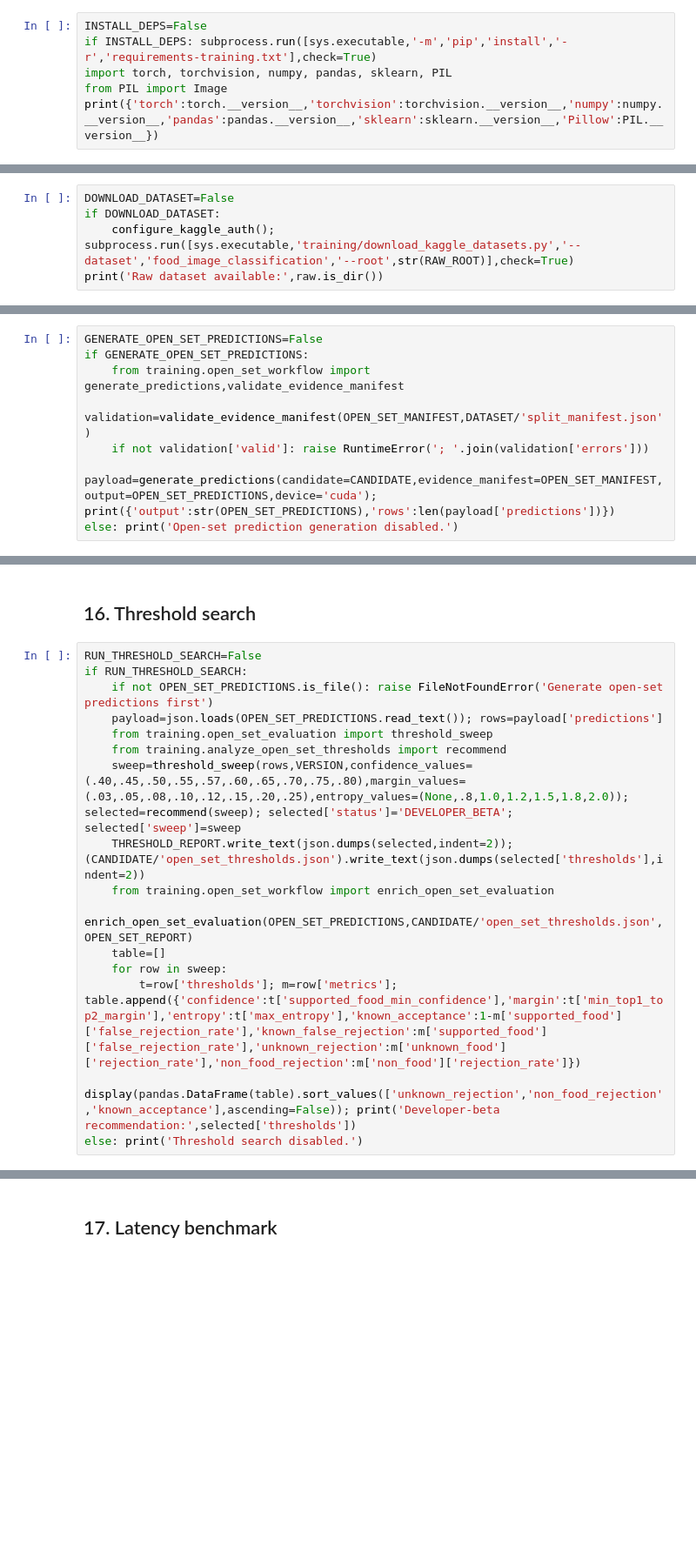
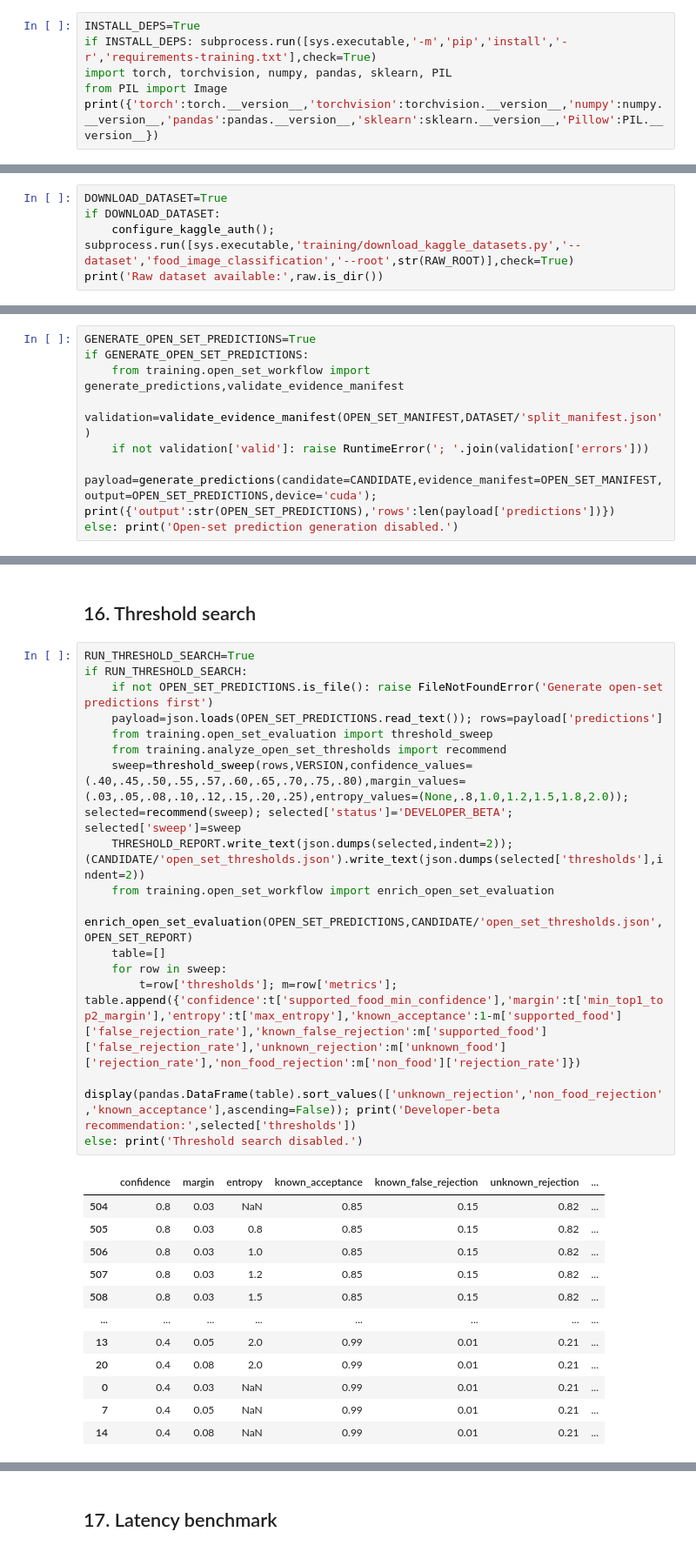
Before and after one commit to Its-soul/ZenFit, a Jupyter notebook: backend/training/notebooks/zenfit_meal_classifier_colab.ipynb, the cells around one changed output, grey strips where cells are left out. Shown at 87% size. Drawn from its saved outputs; the diff is of its cells as text; blank space fills up the shorter version.

```diff
--- a/backend/training/notebooks/zenfit_meal_classifier_colab.ipynb
+++ b/backend/training/notebooks/zenfit_meal_classifier_colab.ipynb
@@ -29,7 +118,7 @@ Repository: /content/ZenFit
 # %% [markdown]
 ## 3. Dependency setup
 # %%
-INSTALL_DEPS=False
+INSTALL_DEPS=True
 if INSTALL_DEPS: subprocess.run([sys.executable,'-m','pip','install','-r','requirements-training.txt'],check=True)
 import torch, torchvision, numpy, pandas, sklearn, PIL
 from PIL import Image
@@ -99,7 +188,7 @@ def configure_kaggle_auth():
 # %% [markdown]
 ## 7. Dataset acquisition
 # %%
-DOWNLOAD_DATASET=False
+DOWNLOAD_DATASET=True
 if DOWNLOAD_DATASET:
     configure_kaggle_auth(); subprocess.run([sys.executable,'training/download_kaggle_datasets.py','--dataset','food_image_classification','--root',str(RAW_ROOT)],check=True)
 print('Raw dataset available:',raw.is_dir())
@@ -233,5 +554,5 @@ else: print('Evidence generation disabled. Provide licensed non-food images plus
 # %%
-GENERATE_OPEN_SET_PREDICTIONS=False
+GENERATE_OPEN_SET_PREDICTIONS=True
 if GENERATE_OPEN_SET_PREDICTIONS:
     from training.open_set_workflow import generate_predictions,validate_evidence_manifest
     validation=validate_evidence_manifest(OPEN_SET_MANIFEST,DATASET/'split_manifest.json')
@@ -251,18 +576,31 @@ else: print('Open-set evaluation disabled.')
 # %% [markdown]
 ## 16. Threshold search
 # %%
-RUN_THRESHOLD_SEARCH=False
+RUN_THRESHOLD_SEARCH=True
 if RUN_THRESHOLD_SEARCH:
     if not OPEN_SET_PREDICTIONS.is_file(): raise FileNotFoundError('Generate open-set predictions first')
     payload=json.loads(OPEN_SET_PREDICTIONS.read_text()); rows=payload['predictions']
     from training.open_set_evaluation import threshold_sweep
     from training.analyze_open_set_thresholds import recommend
     sweep=threshold_sweep(rows,VERSION,confidence_values=(.40,.45,.50,.55,.57,.60,.65,.70,.75,.80),margin_values=(.03,.05,.08,.10,.12,.15,.20,.25),entropy_values=(None,.8,1.0,1.2,1.5,1.8,2.0)); selected=recommend(sweep); selected['status']='DEVELOPER_BETA'; selected['sweep']=sweep
     THRESHOLD_REPORT.write_text(json.dumps(selected,indent=2)); (CANDIDATE/'open_set_thresholds.json').write_text(json.dumps(selected['thresholds'],indent=2))
     from training.open_set_workflow import enrich_open_set_evaluation
     enrich_open_set_evaluation(OPEN_SET_PREDICTIONS,CANDIDATE/'open_set_thresholds.json',OPEN_SET_REPORT)
     table=[]
     for row in sweep:
         t=row['thresholds']; m=row['metrics']; table.append({'confidence':t['supported_food_min_confidence'],'margin':t['min_top1_top2_margin'],'entropy':t['max_entropy'],'known_acceptance':1-m['supported_food']['false_rejection_rate'],'known_false_rejection':m['supported_food']['false_rejection_rate'],'unknown_rejection':m['unknown_food']['rejection_rate'],'non_food_rejection':m['non_food']['rejection_rate']})
     display(pandas.DataFrame(table).sort_values(['unknown_rejection','non_food_rejection','known_acceptance'],ascending=False)); print('Developer-beta recommendation:',selected['thresholds'])
 else: print('Threshold search disabled.')
+# %% [output]
+|  | confidence | margin | entropy | known_acceptance | known_false_rejection | unknown_rejection | ... |
+| 504 | 0.8 | 0.03 | NaN | 0.85 | 0.15 | 0.82 | ... |
+| 505 | 0.8 | 0.03 | 0.8 | 0.85 | 0.15 | 0.82 | ... |
+| 506 | 0.8 | 0.03 | 1.0 | 0.85 | 0.15 | 0.82 | ... |
+| 507 | 0.8 | 0.03 | 1.2 | 0.85 | 0.15 | 0.82 | ... |
+| 508 | 0.8 | 0.03 | 1.5 | 0.85 | 0.15 | 0.82 | ... |
+| ... | ... | ... | ... | ... | ... | ... | ... |
+| 13 | 0.4 | 0.05 | 2.0 | 0.99 | 0.01 | 0.21 | ... |
+| 20 | 0.4 | 0.08 | 2.0 | 0.99 | 0.01 | 0.21 | ... |
+| 0 | 0.4 | 0.03 | NaN | 0.99 | 0.01 | 0.21 | ... |
+| 7 | 0.4 | 0.05 | NaN | 0.99 | 0.01 | 0.21 | ... |
+| 14 | 0.4 | 0.08 | NaN | 0.99 | 0.01 | 0.21 | ... |
```
Also changed, not shown: parts of 20 cells of this notebook.
